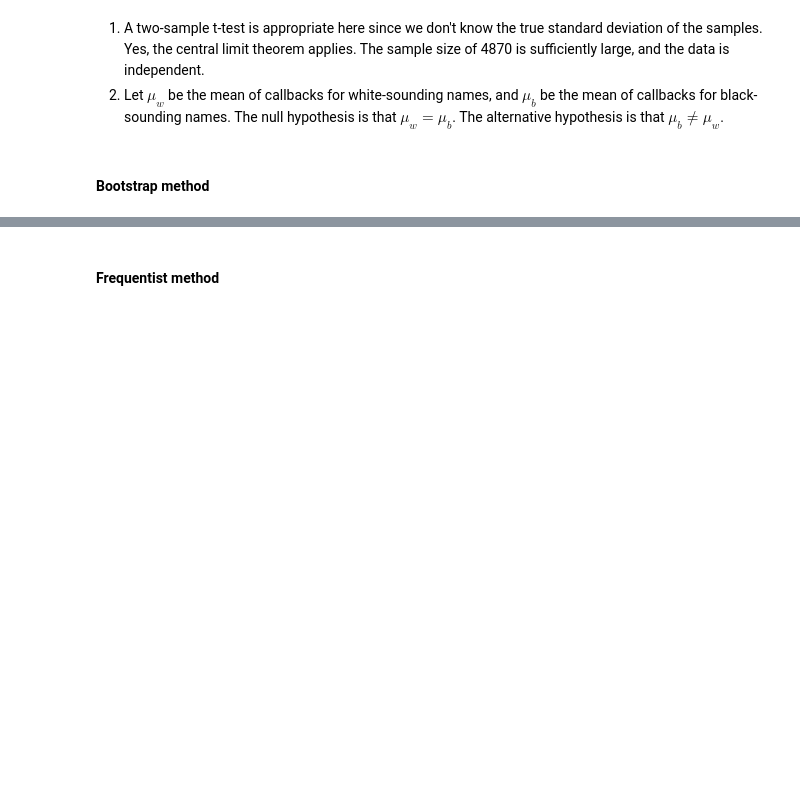
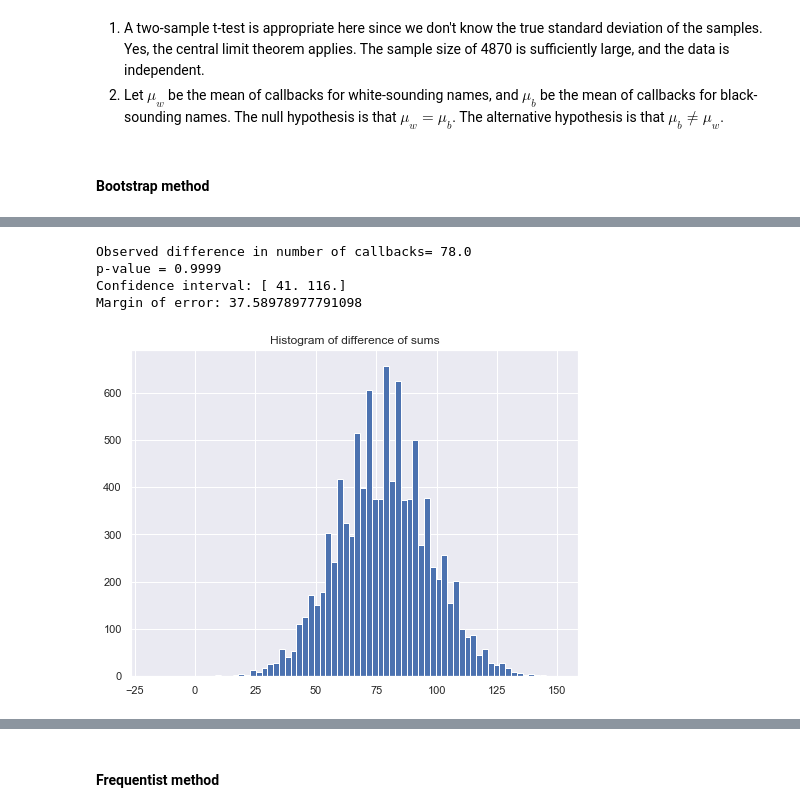
Before and after one commit to ryatchak/springboard, a Jupyter notebook: EDA_racial_discrimination/sliderule_dsi_inferential_statistics_exercise_2.ipynb, the cells around one changed output, grey strips where cells are left out. Saved outputs shown, nothing was run; the diff lists cells and outputs as text; code cells hidden in the pictures; blank space fills up the shorter version.

```diff
--- a/EDA_racial_discrimination/sliderule_dsi_inferential_statistics_exercise_2.ipynb
+++ b/EDA_racial_discrimination/sliderule_dsi_inferential_statistics_exercise_2.ipynb
@@ -124,0 +156,32 @@ Margin of error: 0.015274031446916062
+# %%
+# try sum instead...
+sum_call = np.sum(data.call)
+sum_observed_diff = np.sum(w.call) - np.sum(b.call)
+
+# Compute 10,000 bootstrap replicates
+bs_replicates_w = draw_bs_reps(w.call, np.sum, 10000, 1000)
+bs_replicates_b = draw_bs_reps(b.call, np.sum, 10000, 1000)
+
+# Get replicates of difference
+bs_replicates = bs_replicates_w - bs_replicates_b
+
+std_err = np.std(bs_replicates)
+# Compute and print p-value: p
+t_value = stats.t.ppf(1-0.025, 4869)
+p = np.sum(bs_replicates >= (observed_diff)) / 10000 # something is strange here.
+print('Observed difference in number of callbacks=',sum_observed_diff)
+print('p-value =', p)
+print('Confidence interval: {}'.format(np.percentile(bs_replicates,[2.5, 97.5])))
+print('Margin of error: {}'.format(stats.t.ppf(1-0.025, 4869)*std_err))
+# %% [output]
+Observed difference in number of callbacks= 78.0
+p-value = 0.9999
+Confidence interval: [ 41. 116.]
+Margin of error: 37.58978977791098
+# %%
+_ = plt.subplots(figsize=(8,6))
+_ = plt.hist(bs_replicates, bins='auto')
+_ = plt.title('Histogram of difference of sums')
+_ = plt.show()
+# %% [output]
+[figure, added]
```
Also changed, not shown: parts of 18 cells of this notebook.
